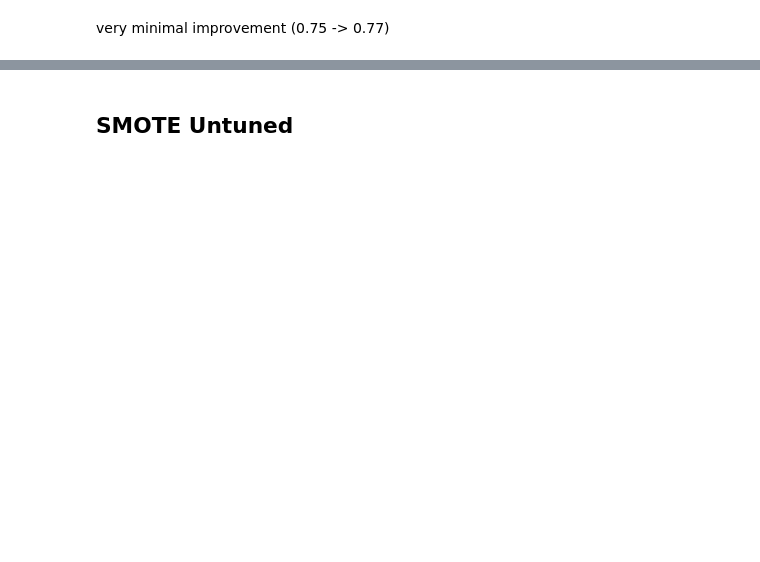
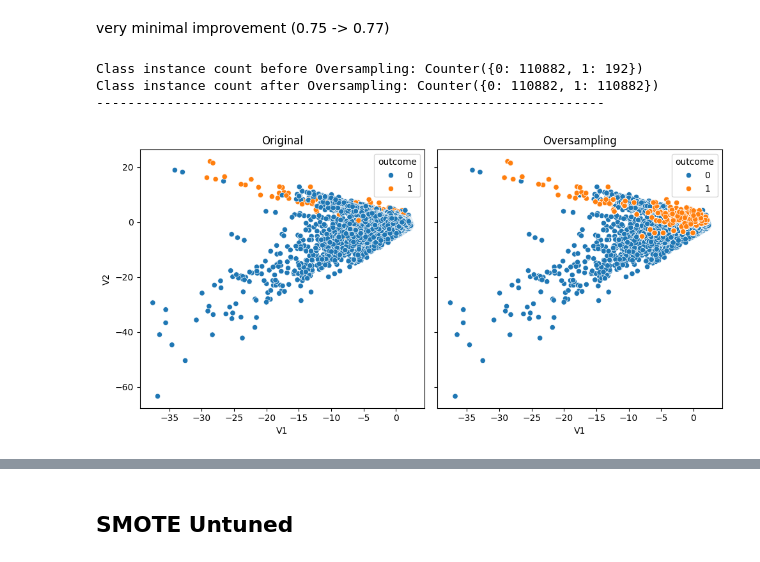
Before and after one commit to R-Vel/ML_Lab1, a Jupyter notebook: report.ipynb, the cells around one changed output, grey strips where cells are left out. Cells and saved outputs as stored; diff of their text form; code cells hidden in the pictures; blank space fills up the shorter version.

```diff
--- a/report.ipynb
+++ b/report.ipynb
@@ -381,22 +429,27 @@ print("Validation Set Confusion Matrix:\n", pd.DataFrame(confusion_matrix(y_val,
 # %% [markdown]
 very minimal improvement (0.75 -> 0.77)
 # %%
-print(f"Class instance count before SMOTE: {Counter(y_train)}")
-print(f"Class instance count after SMOTE: {Counter(y_train_os)}")
+print(f"Class instance count before Oversampling: {Counter(y_train)}")
+print(f"Class instance count after Oversampling: {Counter(y_train_os)}")
 print("-" * 65)
 
 # PLOTTING
 datasets = [X_train, X_train_os]
 
 ## Plotting proper
-fig, axes = plt.subplots(1, 2, figsize=(10, 5))
-names = ["Original", "SMOTE"]
+fig, axes = plt.subplots(1, 2, figsize=(10, 5), sharey= True)
+names = ["Original", "Oversampling"]
 targets = [y_train, y_train_os]
 for i, ax in enumerate(axes):
     curr_data = datasets[i]
     sns.scatterplot(x=curr_data.iloc[:, 0],y=curr_data.iloc[:, 1], ax=ax, hue=targets[i])
     ax.set_title(names[i])
 plt.tight_layout()
+# %% [output]
+Class instance count before Oversampling: Counter({0: 110882, 1: 192})
+Class instance count after Oversampling: Counter({0: 110882, 1: 110882})
+-----------------------------------------------------------------
+[figure, added]
 # %%
 #used to compute the bank specific rates
 os_results = confusion_matrix(y_val, os_preds)
```
Also changed, not shown: parts of 28 cells of this notebook.
